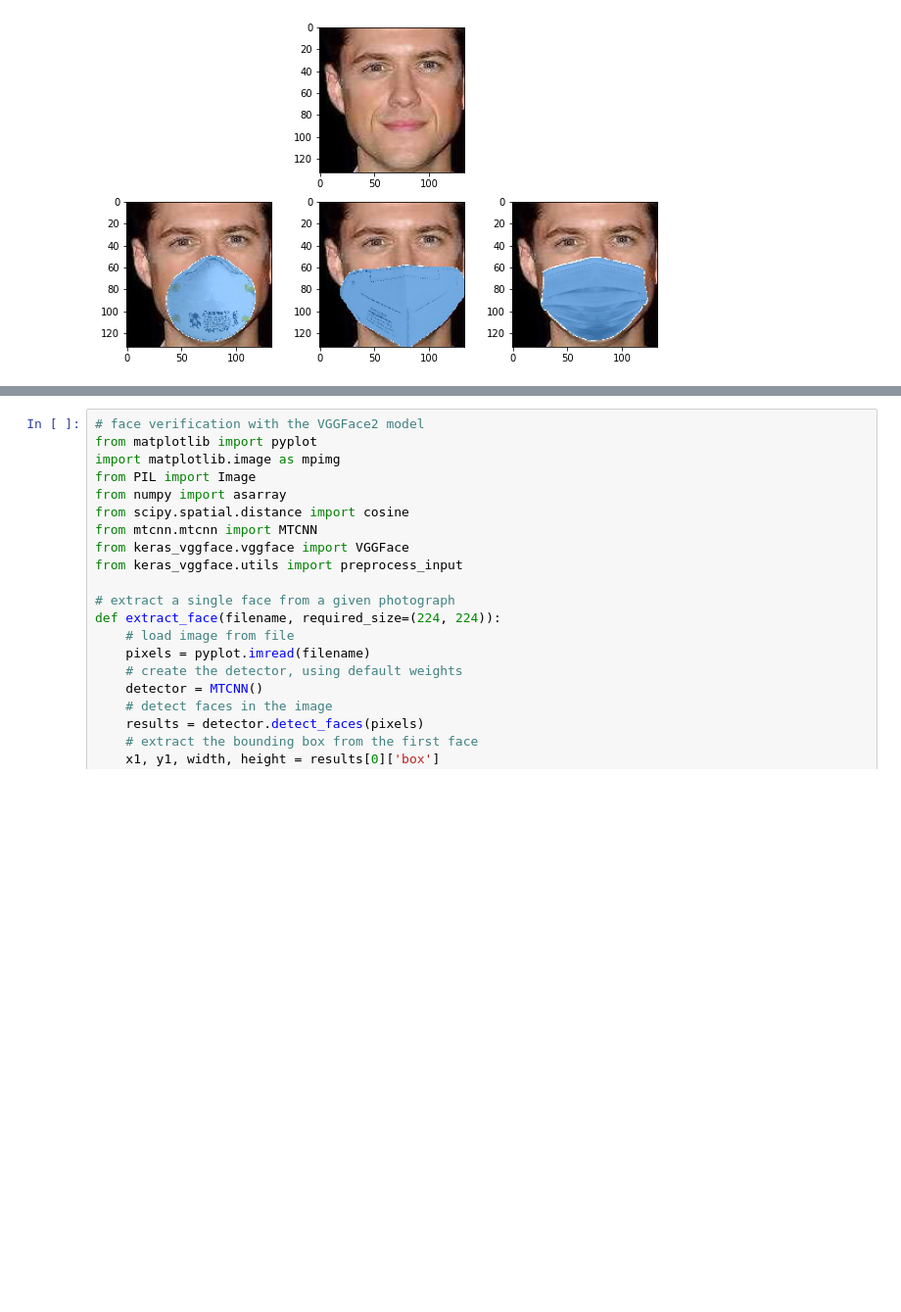
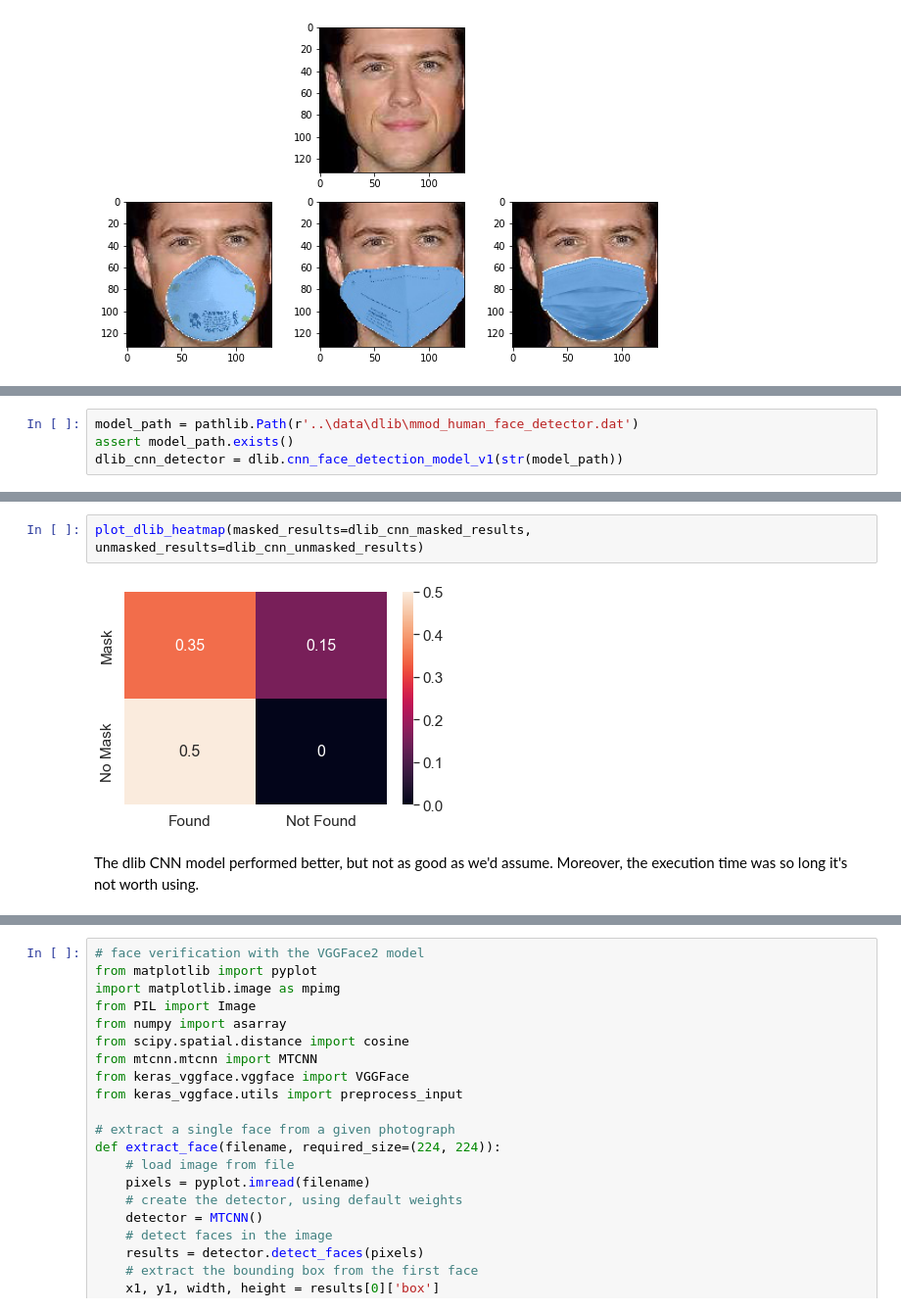
Before and after one commit to ofekari/MaskedFaceDetection, a Jupyter notebook: MaskedFaceDetectionNotebook.ipynb, the cells around one changed output, grey strips where cells are left out. Shown at 98% size. Drawn from its saved outputs; the diff is of its cells as text; blank space fills up the shorter version.

```diff
--- a/MaskedFaceDetectionNotebook.ipynb
+++ b/MaskedFaceDetectionNotebook.ipynb
@@ -706,0 +820,4 @@ We
+# %%
+model_path = pathlib.Path(r'..\data\dlib\mmod_human_face_detector.dat')
+assert model_path.exists()
+dlib_cnn_detector = dlib.cnn_face_detection_model_v1(str(model_path))
@@ -706,0 +828,6 @@ We
+# %%
+plot_dlib_heatmap(masked_results=dlib_cnn_masked_results, unmasked_results=dlib_cnn_unmasked_results)
+# %% [output]
+[figure, added]
+# %% [markdown]
+The dlib CNN model performed better, but not as good as we'd assume. Moreover, the execution time was so long it's not worth using.
```
Also changed, not shown: parts of 77 cells of this notebook.
